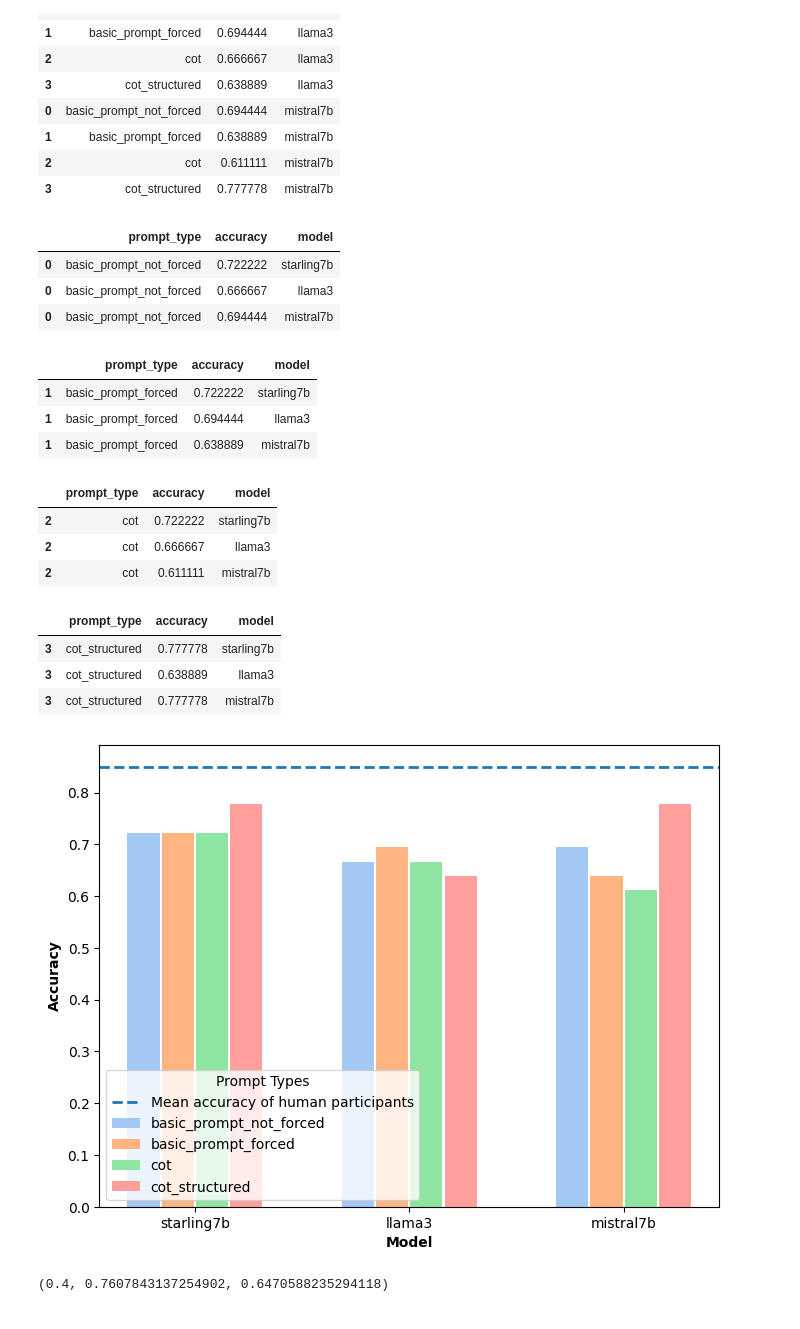
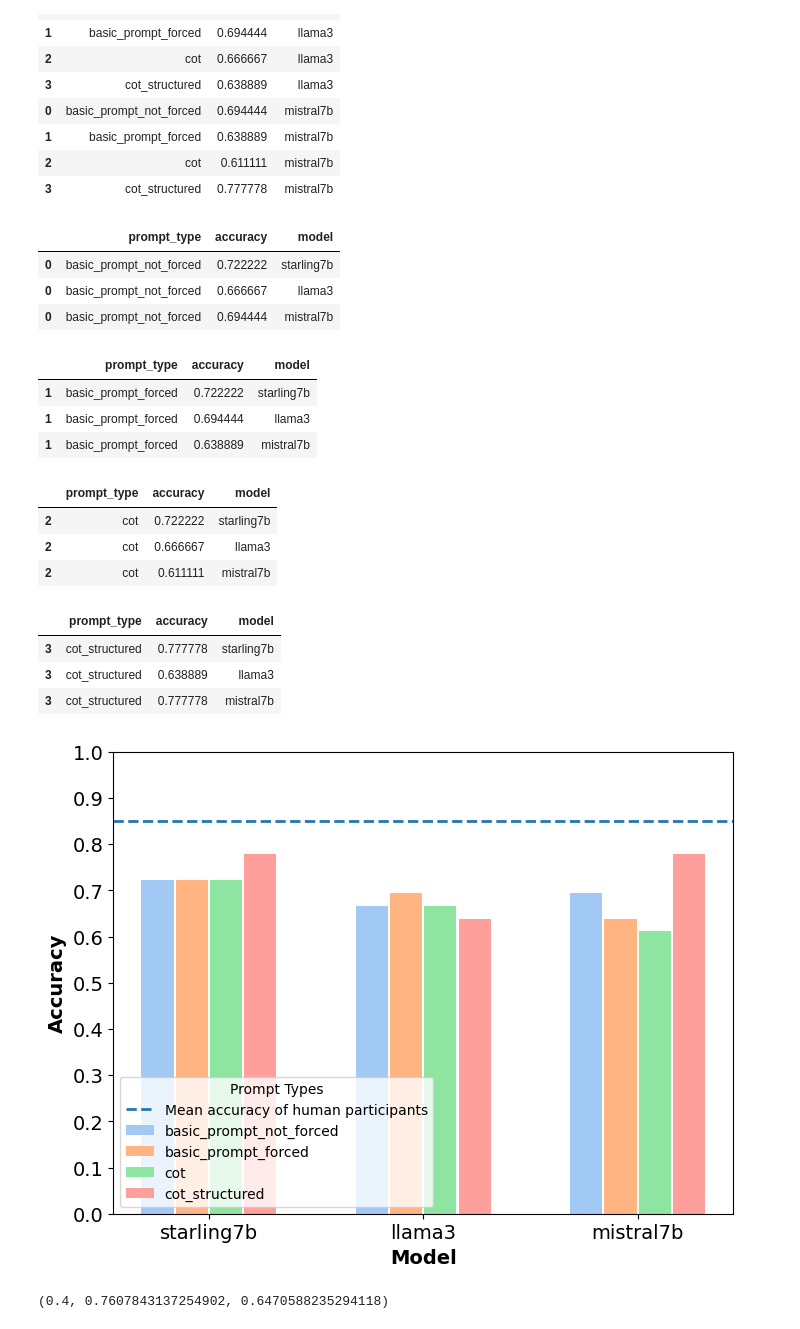
Before and after one commit to jakub-podolak/AbstractAnalogies, a Jupyter notebook: notebooks/story_analogies_postprocessing.ipynb, the cells around one changed output. Cells and saved outputs as stored; diff of their text form; code cells hidden in the pictures.

Commit message:
Larger labels on plot

```diff
--- a/notebooks/story_analogies_postprocessing.ipynb
+++ b/notebooks/story_analogies_postprocessing.ipynb
@@ -162,36 +162,38 @@ for pt in df['prompt_type'].unique():
     ax.bar(positions_with_offset, model_data['accuracy'], width=width, label=pt, color=colors[pt])
 
 ax.axhline(0.85, linewidth=2, label='Mean accuracy of human participants', linestyle='dashed')
-ax.set_xlabel('Model', fontweight='bold')
-ax.set_ylabel('Accuracy', fontweight='bold')
+ax.set_xlabel('Model', fontweight='bold', fontsize=14)
+ax.set_ylabel('Accuracy', fontweight='bold', fontsize=14)
 ax.set_xticks(positions)
 ax.set_xticklabels(unique_data)
 
 # y-axis limits should be 0 to 1 wih 0.1 increments
 ax.set_yticks([i/10 for i in range(11)])
 ax.set_ylim(0, 1)
+
+ax.tick_params(axis='both', which='major', labelsize=14)
 ax.legend(title='Prompt Types', loc='lower left')
 
 plt.savefig('story_far_results.png', dpi=600)
 plt.show()
 # %% [output]
 |  | prompt_type | accuracy | model |
 | 0 | basic_prompt_not_forced | 0.722222 | starling7b |
 | 0 | basic_prompt_not_forced | 0.666667 | llama3 |
 | 0 | basic_prompt_not_forced | 0.694444 | mistral7b |
 |  | prompt_type | accuracy | model |
 | 1 | basic_prompt_forced | 0.722222 | starling7b |
 | 1 | basic_prompt_forced | 0.694444 | llama3 |
 | 1 | basic_prompt_forced | 0.638889 | mistral7b |
 |  | prompt_type | accuracy | model |
 | 2 | cot | 0.722222 | starling7b |
 | 2 | cot | 0.666667 | llama3 |
 | 2 | cot | 0.611111 | mistral7b |
 |  | prompt_type | accuracy | model |
 | 3 | cot_structured | 0.777778 | starling7b |
 | 3 | cot_structured | 0.638889 | llama3 |
 | 3 | cot_structured | 0.777778 | mistral7b |
-[figure, old version]
+[figure, new version]
 # %%
 import seaborn as sns
 # %%
```
Also changed, not shown: 1 other file.
